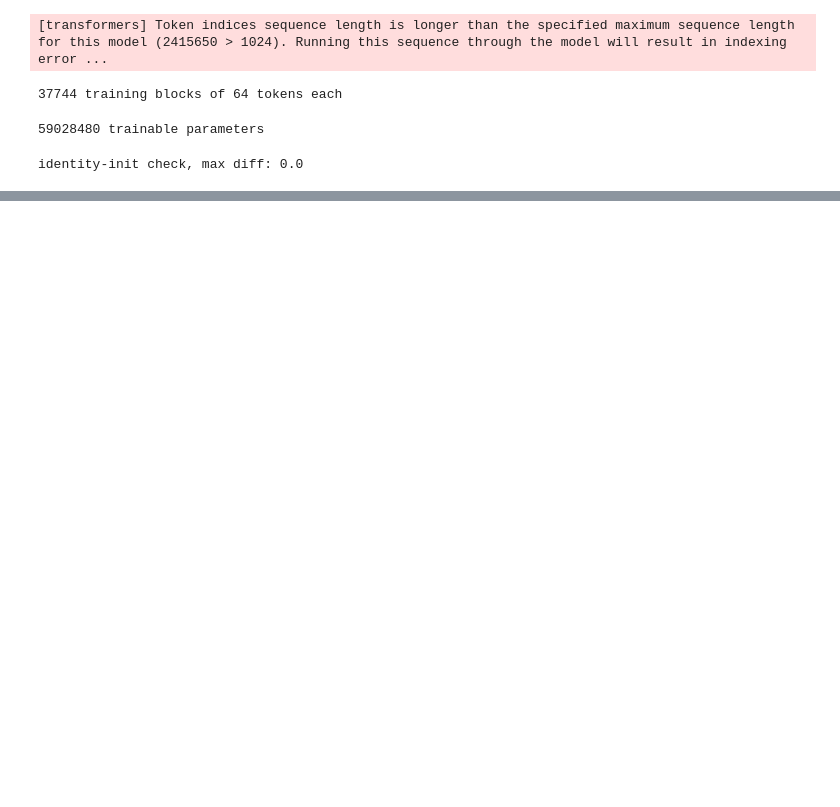
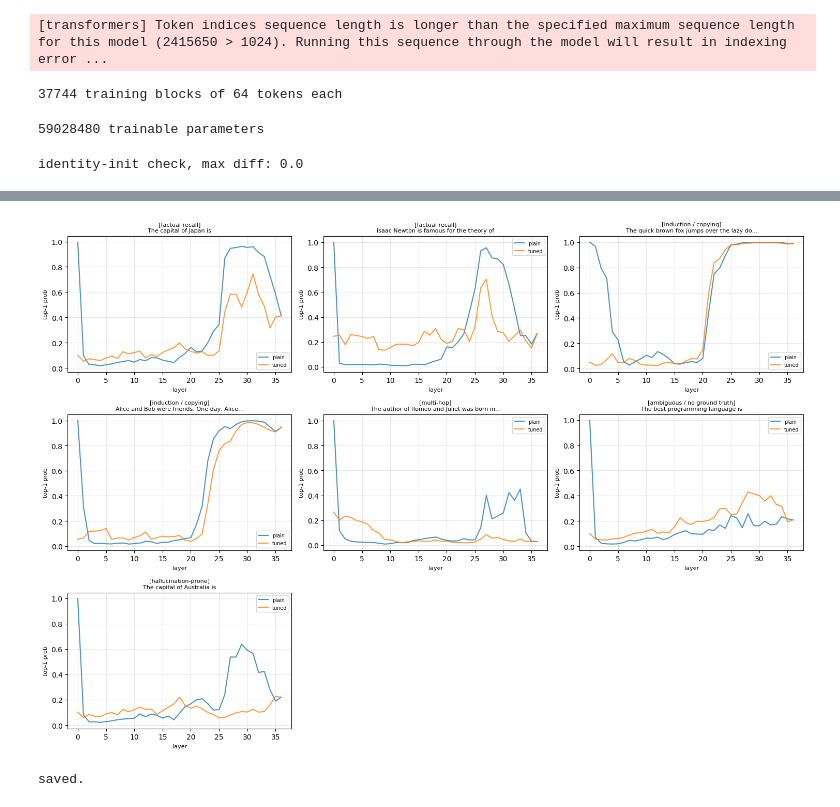
Before and after one commit to Rohanrbharadwaj/VLM-Interpretability, a Jupyter notebook: tuned_lens_gpt2.ipynb, the cells around one changed output, grey strips where cells are left out. Saved outputs shown, nothing was run; the diff lists cells and outputs as text; code cells hidden in the pictures; blank space fills up the shorter version.

```diff
--- a/tuned_lens_gpt2.ipynb
+++ b/tuned_lens_gpt2.ipynb
@@ -131,0 +323,53 @@ step 250: total loss 42.8841
+# %%
+n = len(multi_prompt_results)
+cols = 3
+rows = (n + cols - 1) // cols
+fig, axes = plt.subplots(rows, cols, figsize=(5 * cols, 3.5 * rows))
+axes = axes.flatten()
+
+for ax, (prompt, r) in zip(axes, multi_prompt_results.items()):
+    layers = list(range(len(r["plain_results"])))
+    plain_p = [x[0][1] for x in r["plain_results"]]
+    tuned_p = [x[0][1] for x in r["tuned_results"]]
+    ax.plot(layers, plain_p, label="plain", alpha=0.8)
+    ax.plot(layers, tuned_p, label="tuned", alpha=0.8)
+    title = prompt if len(prompt) <= 45 else prompt[:42] + "..."
+    ax.set_title(f"[{r['category']}]\n{title}", fontsize=8)
+    ax.set_xlabel("layer", fontsize=8)
+    ax.set_ylabel("top-1 prob", fontsize=8)
+    ax.legend(fontsize=7)
+    ax.grid(alpha=0.3)
+
+for ax in axes[len(multi_prompt_results):]:
+    ax.axis("off")
+
+plt.tight_layout()
+plt.savefig("/kaggle/working/multi_prompt_lens_comparison.png", dpi=150, bbox_inches="tight")
+plt.show()
+# %% [output]
+[figure, added]
+# %%
+os.makedirs("/kaggle/working/cache", exist_ok=True)
+
+torch.save(
+    {
+        "model_name": MODEL_NAME,
+        "n_layer": model.config.n_layer,
+        "hidden_dim": model.config.n_embd,
+        "translators_state_dict": translators.state_dict(),
+        "loss_curve": loss_curve,
+        "num_steps": NUM_STEPS,
+        "block_size": BLOCK_SIZE,
+        "sample_prompt": sample_prompt,
+        "noise_metrics": {
+            "plain_flips": plain_flips,
+            "tuned_flips": tuned_flips,
+            "plain_jaggedness": plain_jag,
+            "tuned_jaggedness": tuned_jag,
+        },
+    },
+    "/kaggle/working/cache/day3_tuned_lens_gpt2_large.pt",
+)
+print("saved.")
+# %% [output]
+saved.
```
Also changed, not shown: parts of 6 cells of this notebook.
